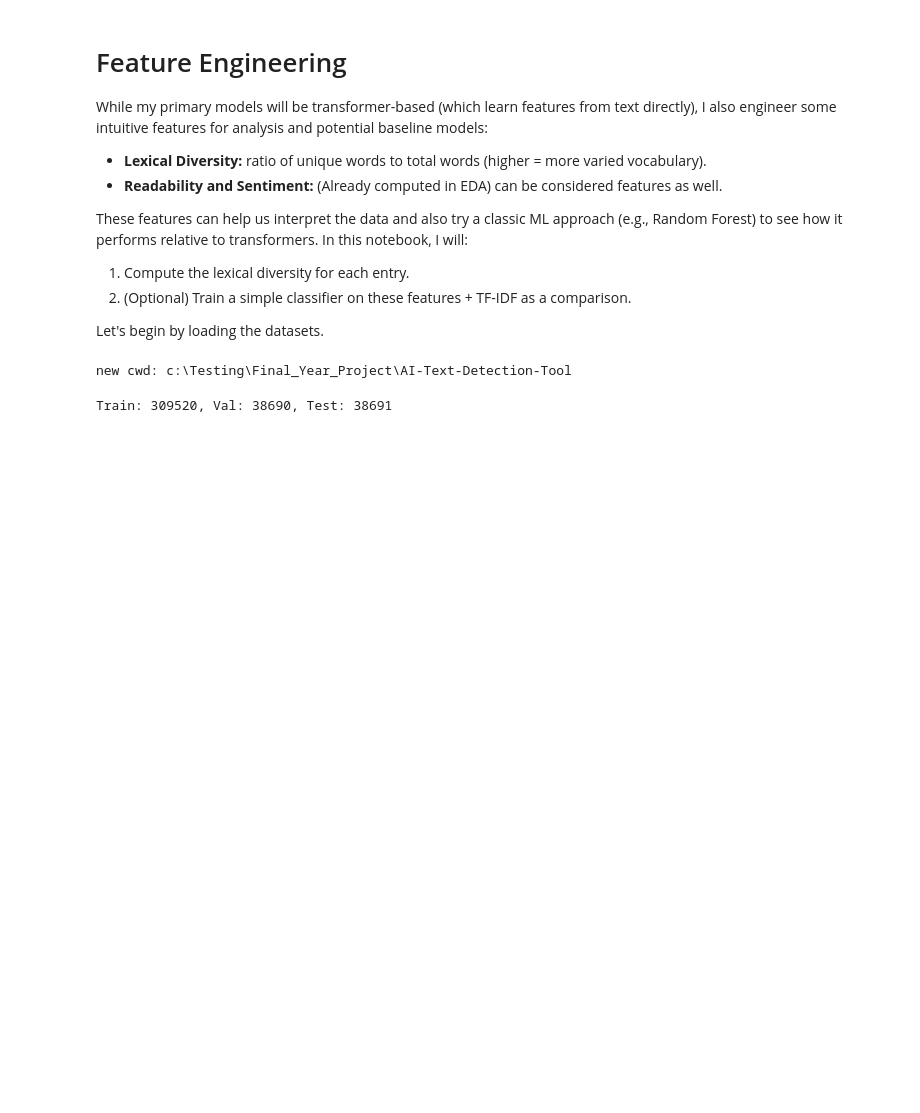
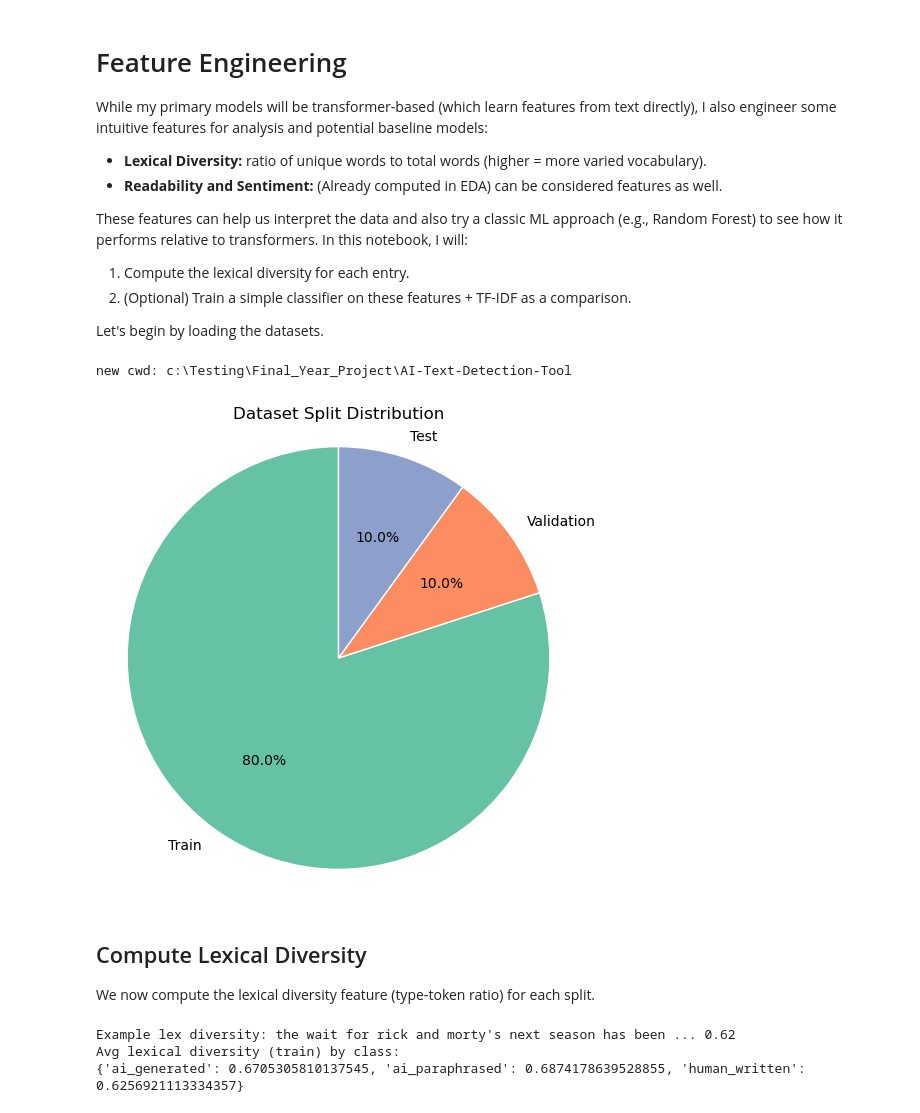
Before and after one commit to MichaelShpyl/AI-Text-Detection-Tool, a Jupyter notebook: notebooks/03_feature_engineering.ipynb, the cells around one changed output. Drawn from its saved outputs; the diff is of its cells as text; code cells hidden in the pictures; blank space fills up the shorter version.

Commit message:
feat(notebooks): compute lexical diversity in 03_feature_engineering notebook

```diff
--- a/notebooks/03_feature_engineering.ipynb
+++ b/notebooks/03_feature_engineering.ipynb
@@ -17,14 +17,47 @@ os.chdir(os.path.abspath(os.path.join(os.getcwd(), "..")))
 print("new cwd:", os.getcwd())
 # %% [output]
 new cwd: c:\Testing\Final_Year_Project\AI-Text-Detection-Tool
-# %%
-import pandas as pd
-from utils import features
-
-# Load splits
-train_df = pd.read_parquet("data/train_dataset.parquet")
-val_df   = pd.read_parquet("data/val_dataset.parquet")
-test_df  = pd.read_parquet("data/test_dataset.parquet")
-print(f"Train: {len(train_df)}, Val: {len(val_df)}, Test: {len(test_df)}")
-# %% [output]
-Train: 309520, Val: 38690, Test: 38691
+# %%
+import matplotlib.pyplot as plt
+
+# Assuming you’ve already done:
+# train_df = pd.read_parquet("data/train_dataset.parquet")
+# val_df   = pd.read_parquet("data/val_dataset.parquet")
+# test_df  = pd.read_parquet("data/test_dataset.parquet")
+
+sizes = [len(train_df), len(val_df), len(test_df)]
+labels = ['Train', 'Validation', 'Test']
+colors = ['#66c2a5', '#fc8d62', '#8da0cb']
+
+plt.figure(figsize=(6,6))
+plt.pie(
+    sizes,
+    labels=labels,
+    autopct='%1.1f%%',
+    startangle=90,
+    colors=colors,
+    wedgeprops={'edgecolor':'w'}
+)
+plt.title('Dataset Split Distribution')
+plt.axis('equal')  # ensure pie is drawn as a circle
+plt.show()
+# %% [output]
+[figure, added]
+# %% [markdown]
+## Compute Lexical Diversity
+
+We now compute the lexical diversity feature (type‑token ratio) for each split.
+# %%
+# Compute lexical diversity for each set
+train_df['lexical_diversity'] = train_df['text'].apply(features.compute_lexical_diversity)
+val_df['lexical_diversity']   = val_df['text'].apply(features.compute_lexical_diversity)
+test_df['lexical_diversity']  = test_df['text'].apply(features.compute_lexical_diversity)
+
+# Sanity check: example and class means
+print("Example lex diversity:", train_df.loc[0, 'text'][:50], "...", train_df.loc[0, 'lexical_diversity'])
+print("Avg lexical diversity (train) by class:")
+print(train_df.groupby('label')['lexical_diversity'].mean().to_dict())
+# %% [output]
+Example lex diversity: the wait for rick and morty's next season has been ... 0.62
+Avg lexical diversity (train) by class:
+{'ai_generated': 0.6705305810137545, 'ai_paraphrased': 0.6874178639528855, 'human_written': 0.6256921113334357}
```
Also changed, not shown: parts of 3 cells of this notebook.
